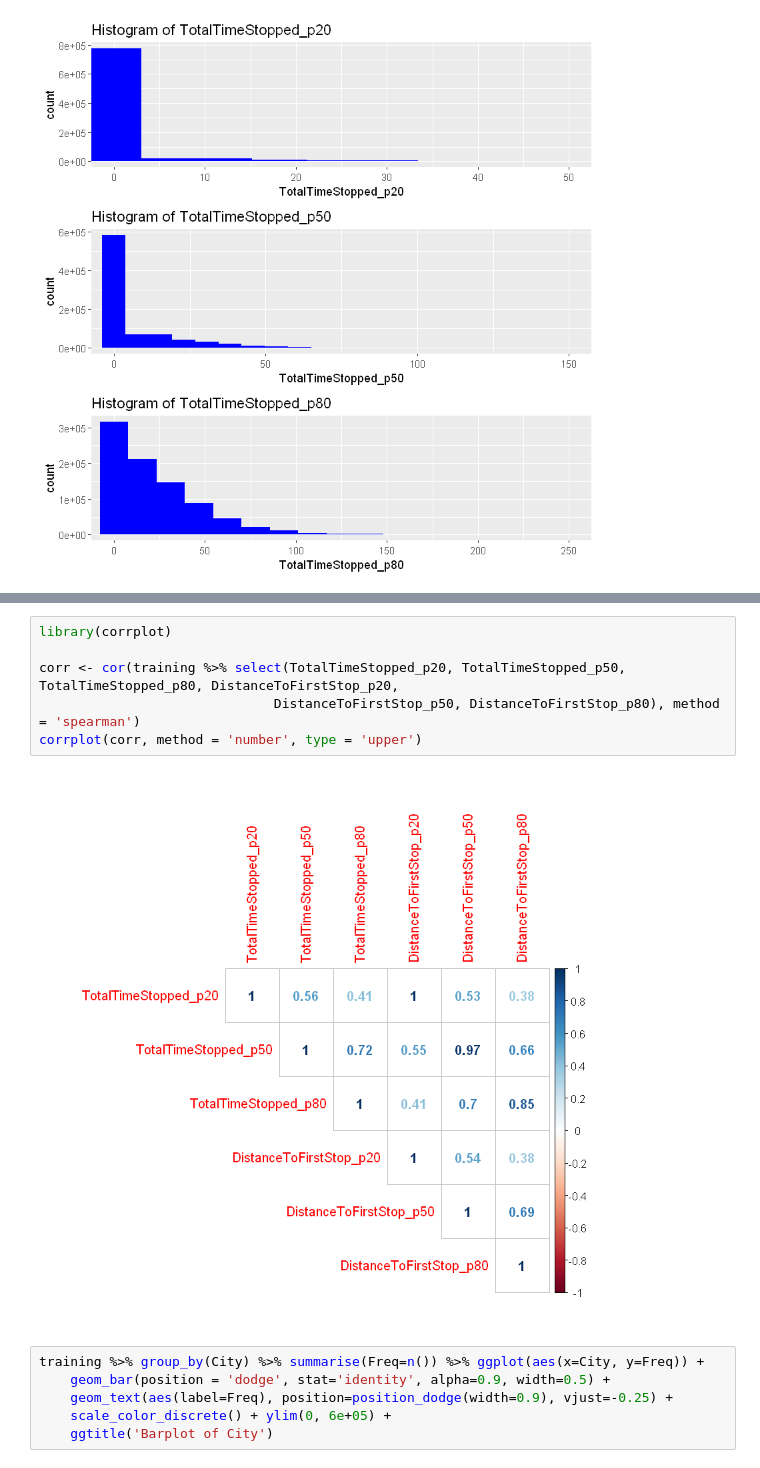
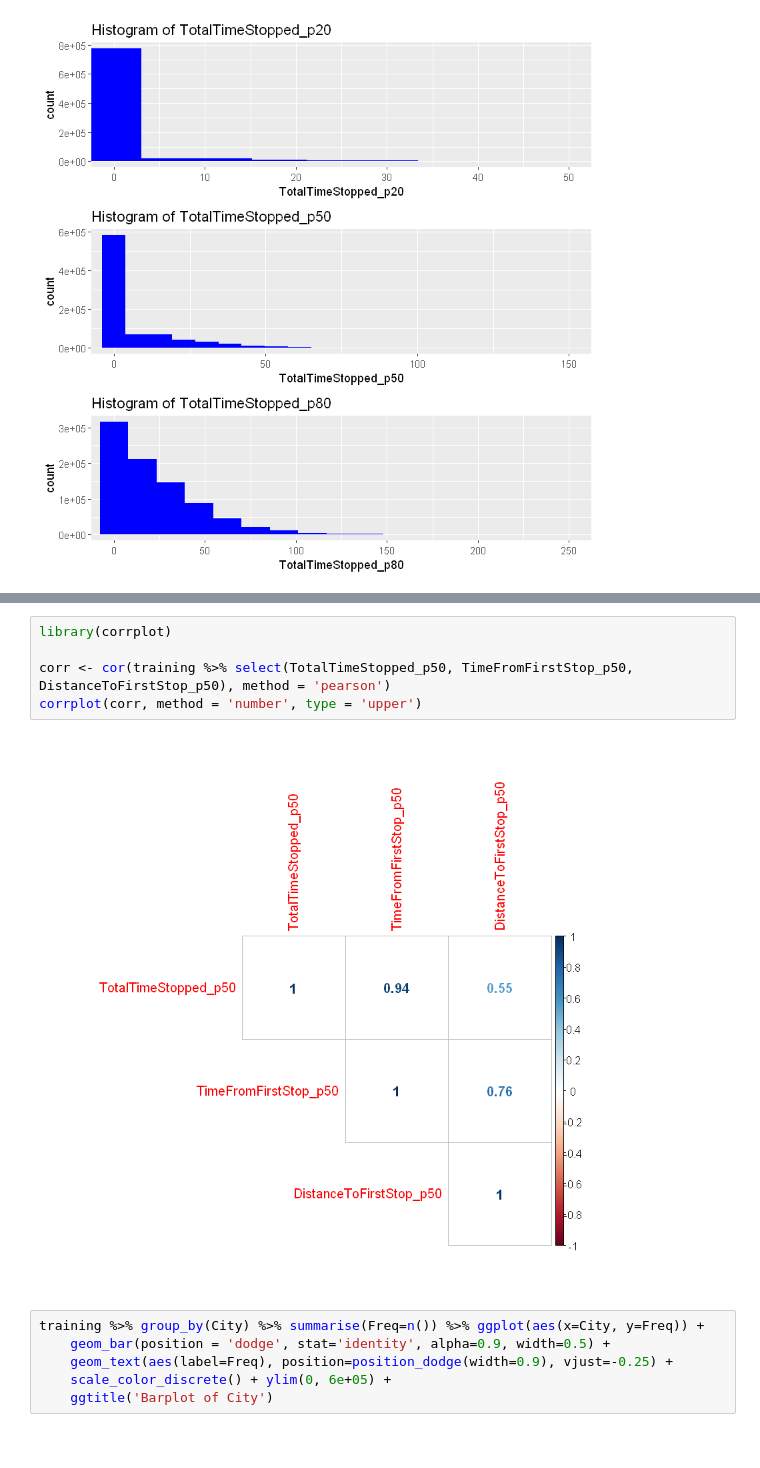
Before and after one commit to Haximilian/statistics447b, a Jupyter notebook: Statistics 447b Project - Adel.ipynb, the cells around one changed output, grey strips where cells are left out. Drawn from its saved outputs; the diff is of its cells as text.

```diff
--- a/Statistics 447b Project - Adel.ipynb
+++ b/Statistics 447b Project - Adel.ipynb
@@ -125,11 +147,10 @@ Warning message:
 # %%
 library(corrplot)
 
-corr <- cor(training %>% select(TotalTimeStopped_p20, TotalTimeStopped_p50, TotalTimeStopped_p80, DistanceToFirstStop_p20,
-                              DistanceToFirstStop_p50, DistanceToFirstStop_p80), method = 'spearman')
+corr <- cor(training %>% select(TotalTimeStopped_p50, TimeFromFirstStop_p50, DistanceToFirstStop_p50), method = 'pearson')
 corrplot(corr, method = 'number', type = 'upper')
 # %% [output]
-[figure, old version]
+[figure, new version]
 # %%
 training %>% group_by(City) %>% summarise(Freq=n()) %>% ggplot(aes(x=City, y=Freq)) +
     geom_bar(position = 'dodge', stat='identity', alpha=0.9, width=0.5) +
```
Also changed, not shown: parts of 27 cells of this notebook.
